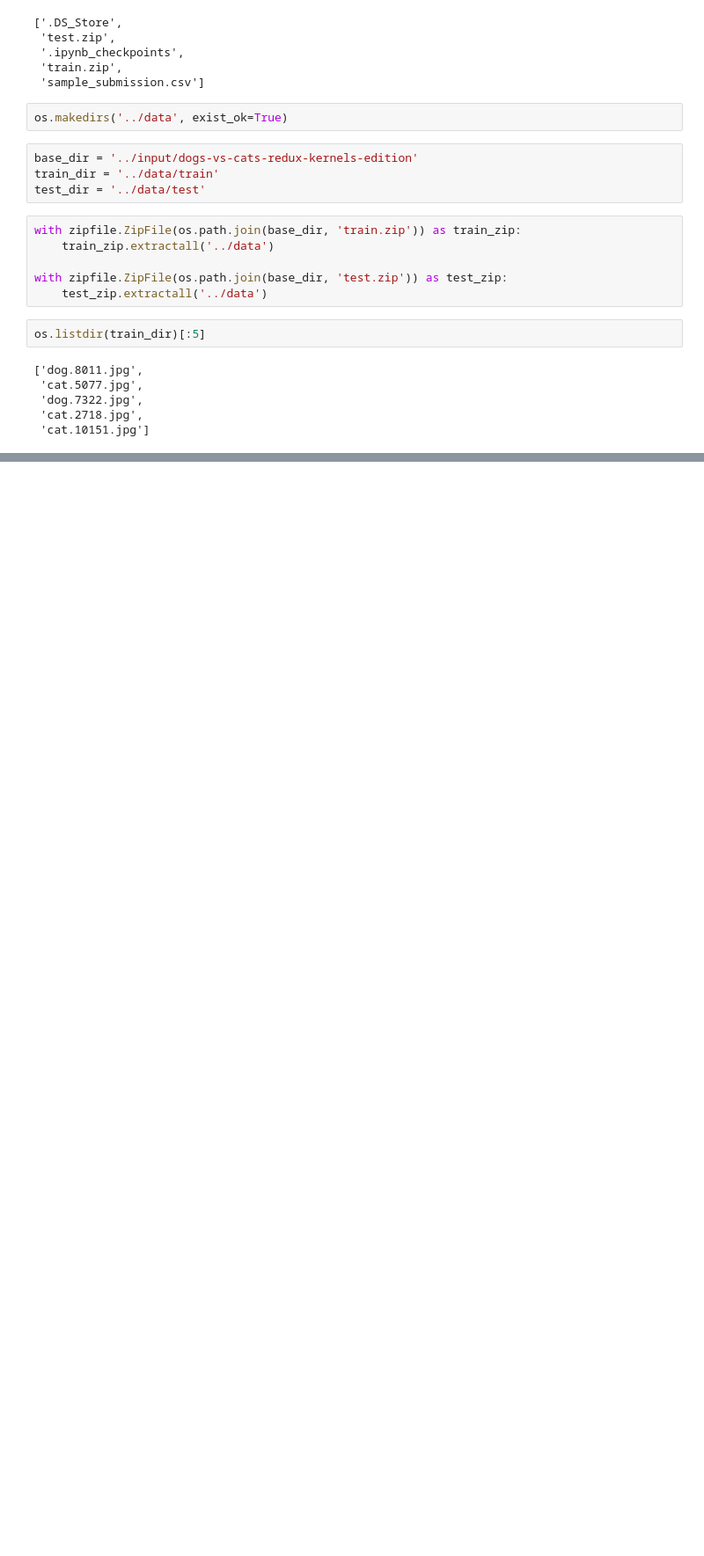
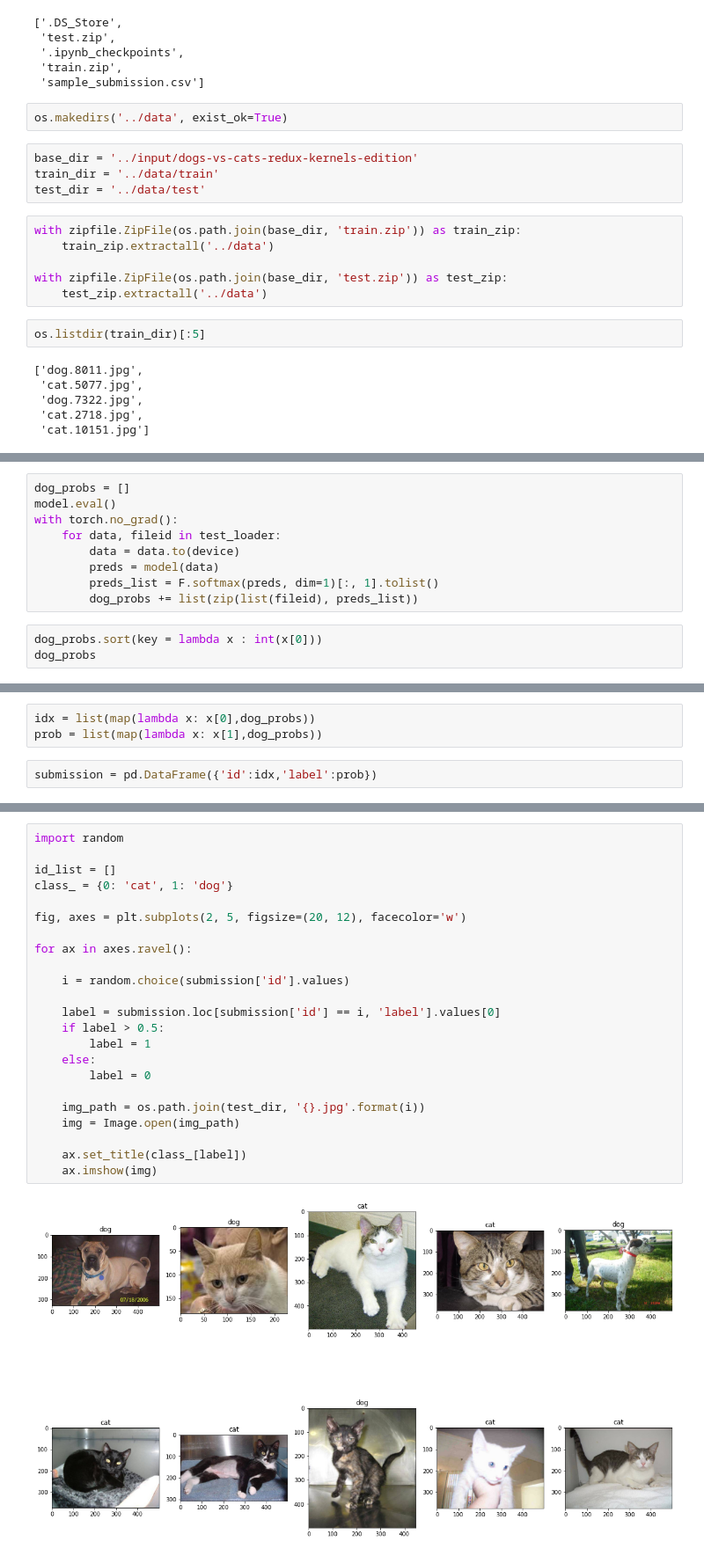
Before and after one commit to SeolJaeHyeok/2021-1_DS, a Jupyter notebook: 소스코드/Project/input/Final_Project_CNN.ipynb, the cells around one changed output, grey strips where cells are left out. Shown: that part at 88% size. Saved outputs shown, nothing was run; the diff lists cells and outputs as text; blank space fills up the shorter version.

```diff
--- a/소스코드/Project/input/Final_Project_CNN.ipynb
+++ b/소스코드/Project/input/Final_Project_CNN.ipynb
@@ -63,0 +301,12 @@ os.listdir(train_dir)[:5]
+# %%
+dog_probs = []
+model.eval()
+with torch.no_grad():
+    for data, fileid in test_loader:
+        data = data.to(device)
+        preds = model(data)
+        preds_list = F.softmax(preds, dim=1)[:, 1].tolist()
+        dog_probs += list(zip(list(fileid), preds_list))
+# %%
+dog_probs.sort(key = lambda x : int(x[0]))
+dog_probs
@@ -63,0 +331,5 @@ os.listdir(train_dir)[:5]
+# %%
+idx = list(map(lambda x: x[0],dog_probs))
+prob = list(map(lambda x: x[1],dog_probs))
+# %%
+submission = pd.DataFrame({'id':idx,'label':prob})
@@ -63,0 +354,25 @@ os.listdir(train_dir)[:5]
+# %%
+import random
+
+id_list = []
+class_ = {0: 'cat', 1: 'dog'}
+
+fig, axes = plt.subplots(2, 5, figsize=(20, 12), facecolor='w')
+
+for ax in axes.ravel():
+
+    i = random.choice(submission['id'].values)
+
+    label = submission.loc[submission['id'] == i, 'label'].values[0]
+    if label > 0.5:
+        label = 1
+    else:
+        label = 0
+
+    img_path = os.path.join(test_dir, '{}.jpg'.format(i))
+    img = Image.open(img_path)
+
+    ax.set_title(class_[label])
+    ax.imshow(img)
+# %% [output]
+[figure, added]
```
Also changed, not shown: parts of 21 cells of this notebook, 1 other file.
